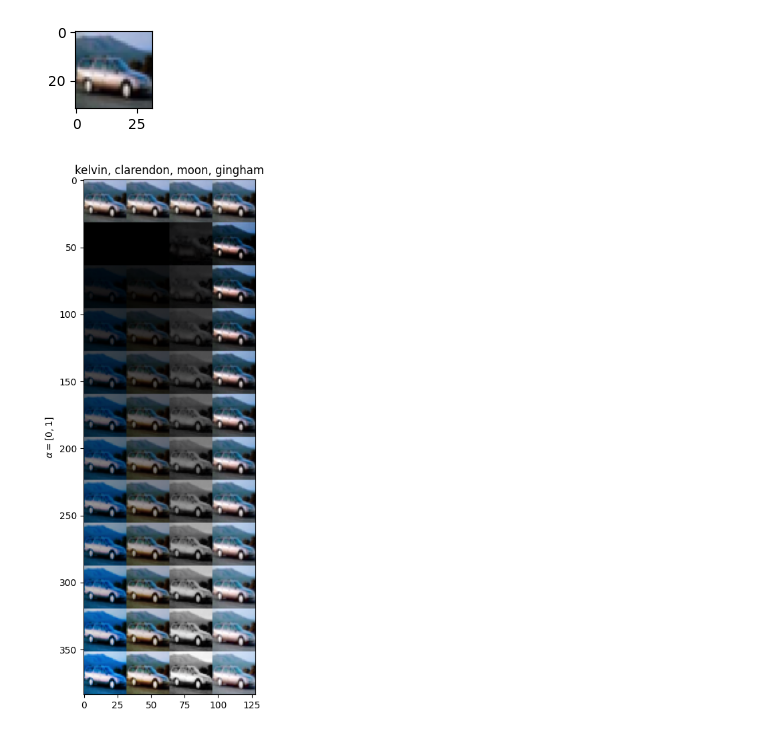
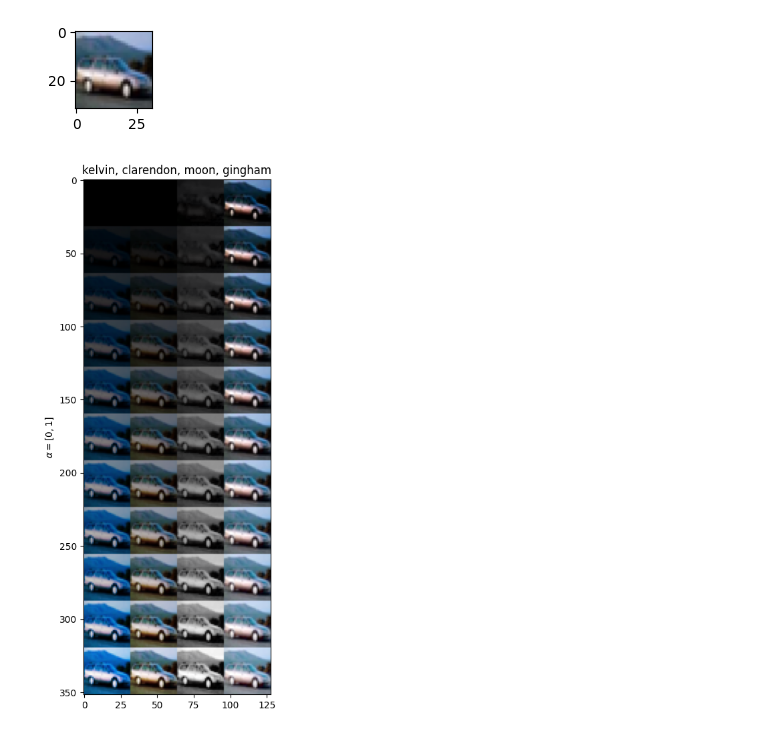
Before and after one commit to amindadgar/adversarial-attacks-using-image-filters, a Jupyter notebook: main.ipynb, the cells around one changed output. Cells and saved outputs as stored; diff of their text form; code cells hidden in the pictures.

```diff
--- a/main.ipynb
+++ b/main.ipynb
@@ -223,10 +227,10 @@ for filter_idx in filters_arr:
 # %%
 f, ax = plt.subplots(figsize=(7, 10))
 ax.set_title('kelvin, clarendon, moon, gingham')
 ## the 32 first column is just black images
-ax.imshow(whole_img[:, 32:] / 255)
+ax.imshow(whole_img[32:, 32:] / 255)
 ax.set_ylabel('$\\alpha=[0, 1]$')
 
 plt.show()
 # %% [output]
-[figure, old version]
+[figure, new version]
```
Also changed, not shown: parts of 7 cells of this notebook.
